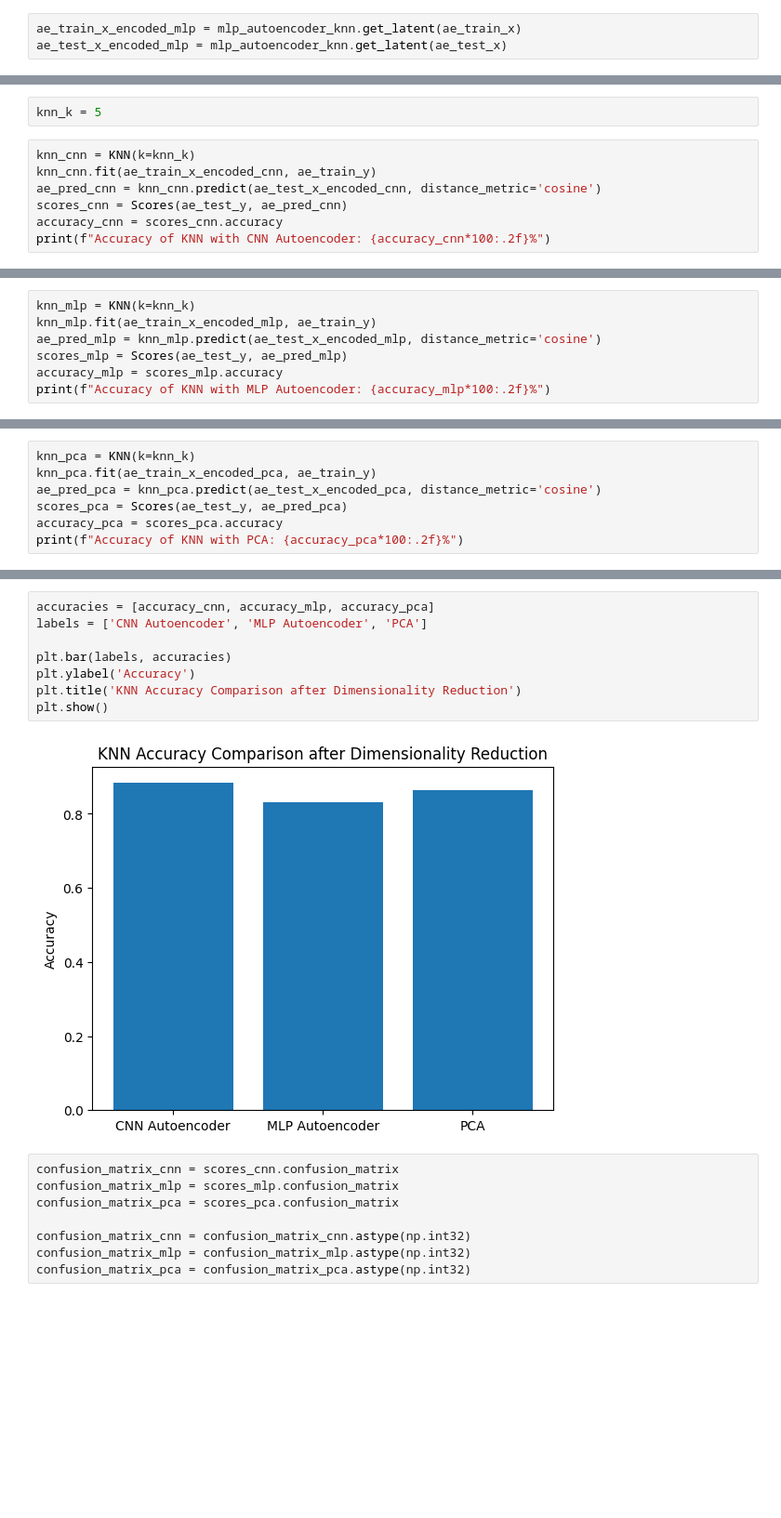
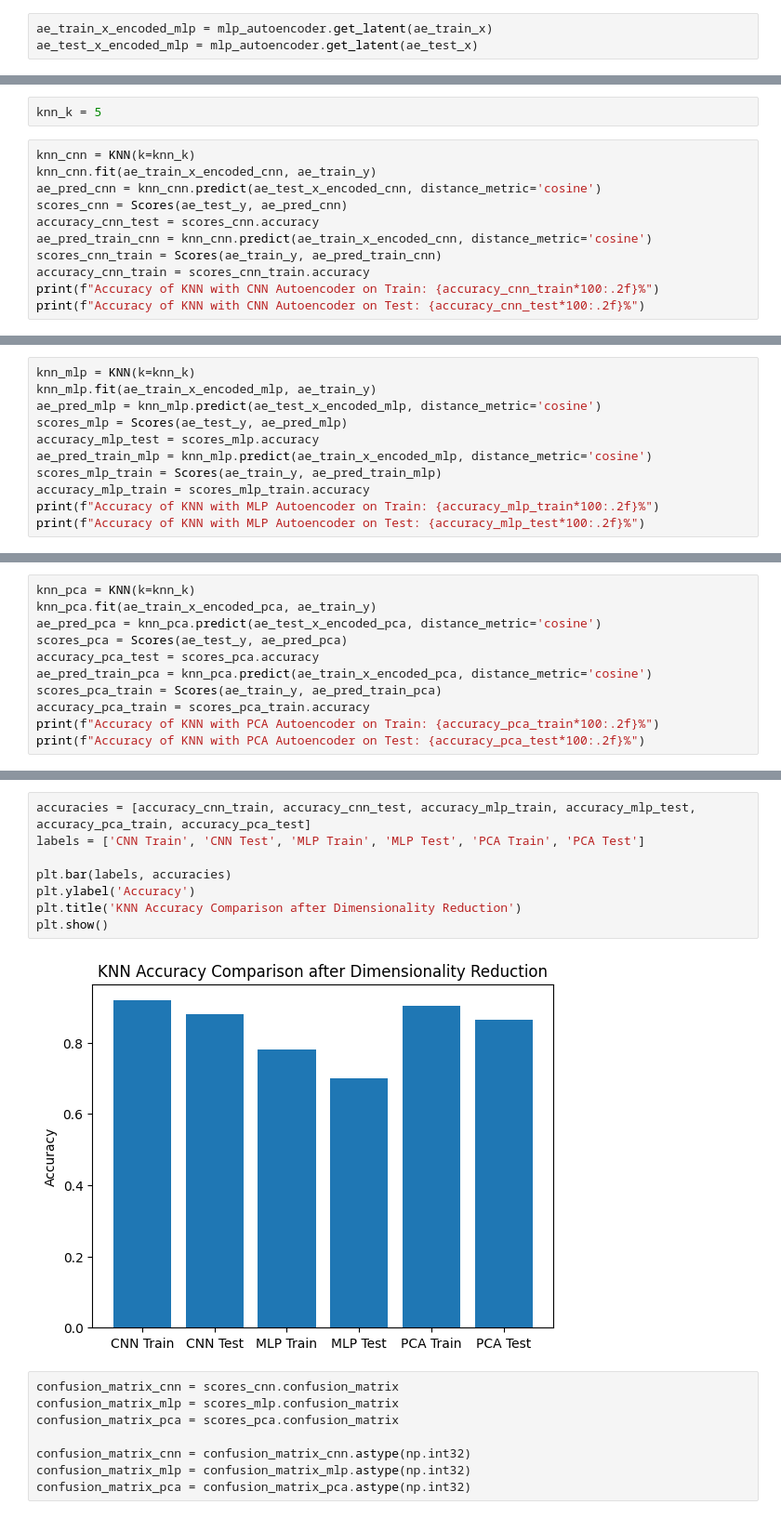
Before and after one commit to himanshuyv/SMAI, a Jupyter notebook: assignments/4/AutoEncoder.ipynb, the cells around one changed output, grey strips where cells are left out. Shown at 93% size. Saved outputs shown, nothing was run; the diff lists cells and outputs as text; blank space fills up the shorter version.

```diff
--- a/assignments/4/AutoEncoder.ipynb
+++ b/assignments/4/AutoEncoder.ipynb
@@ -612,6 +644,6 @@ mlp_autoencoder_knn.fit(ae_train_x)
 # %%
-ae_train_x_encoded_mlp = mlp_autoencoder_knn.get_latent(ae_train_x)
-ae_test_x_encoded_mlp = mlp_autoencoder_knn.get_latent(ae_test_x)
+ae_train_x_encoded_mlp = mlp_autoencoder.get_latent(ae_train_x)
+ae_test_x_encoded_mlp = mlp_autoencoder.get_latent(ae_test_x)
 # %%
 pca_autoencoder_knn = PCA_autoencoder(latent_dim=k_optimal)
 pca_autoencoder_knn.fit(ae_train_x)
@@ -628,6 +666,10 @@ knn_cnn = KNN(k=knn_k)
 knn_cnn.fit(ae_train_x_encoded_cnn, ae_train_y)
 ae_pred_cnn = knn_cnn.predict(ae_test_x_encoded_cnn, distance_metric='cosine')
 scores_cnn = Scores(ae_test_y, ae_pred_cnn)
-accuracy_cnn = scores_cnn.accuracy
-print(f"Accuracy of KNN with CNN Autoencoder: {accuracy_cnn*100:.2f}%")
+accuracy_cnn_test = scores_cnn.accuracy
+ae_pred_train_cnn = knn_cnn.predict(ae_train_x_encoded_cnn, distance_metric='cosine')
+scores_cnn_train = Scores(ae_train_y, ae_pred_train_cnn)
+accuracy_cnn_train = scores_cnn_train.accuracy
+print(f"Accuracy of KNN with CNN Autoencoder on Train: {accuracy_cnn_train*100:.2f}%")
+print(f"Accuracy of KNN with CNN Autoencoder on Test: {accuracy_cnn_test*100:.2f}%")
 # %% [output]
@@ -637,6 +680,10 @@ knn_mlp = KNN(k=knn_k)
 knn_mlp.fit(ae_train_x_encoded_mlp, ae_train_y)
 ae_pred_mlp = knn_mlp.predict(ae_test_x_encoded_mlp, distance_metric='cosine')
 scores_mlp = Scores(ae_test_y, ae_pred_mlp)
-accuracy_mlp = scores_mlp.accuracy
-print(f"Accuracy of KNN with MLP Autoencoder: {accuracy_mlp*100:.2f}%")
+accuracy_mlp_test = scores_mlp.accuracy
+ae_pred_train_mlp = knn_mlp.predict(ae_train_x_encoded_mlp, distance_metric='cosine')
+scores_mlp_train = Scores(ae_train_y, ae_pred_train_mlp)
+accuracy_mlp_train = scores_mlp_train.accuracy
+print(f"Accuracy of KNN with MLP Autoencoder on Train: {accuracy_mlp_train*100:.2f}%")
+print(f"Accuracy of KNN with MLP Autoencoder on Test: {accuracy_mlp_test*100:.2f}%")
 # %% [output]
@@ -646,6 +694,10 @@ knn_pca = KNN(k=knn_k)
 knn_pca.fit(ae_train_x_encoded_pca, ae_train_y)
 ae_pred_pca = knn_pca.predict(ae_test_x_encoded_pca, distance_metric='cosine')
 scores_pca = Scores(ae_test_y, ae_pred_pca)
-accuracy_pca = scores_pca.accuracy
-print(f"Accuracy of KNN with PCA: {accuracy_pca*100:.2f}%")
+accuracy_pca_test = scores_pca.accuracy
+ae_pred_train_pca = knn_pca.predict(ae_train_x_encoded_pca, distance_metric='cosine')
+scores_pca_train = Scores(ae_train_y, ae_pred_train_pca)
+accuracy_pca_train = scores_pca_train.accuracy
+print(f"Accuracy of KNN with PCA Autoencoder on Train: {accuracy_pca_train*100:.2f}%")
+print(f"Accuracy of KNN with PCA Autoencoder on Test: {accuracy_pca_test*100:.2f}%")
 # %% [output]
@@ -653,13 +706,13 @@ Accuracy of KNN with PCA: 86.36%
 # %%
-accuracies = [accuracy_cnn, accuracy_mlp, accuracy_pca]
-labels = ['CNN Autoencoder', 'MLP Autoencoder', 'PCA']
+accuracies = [accuracy_cnn_train, accuracy_cnn_test, accuracy_mlp_train, accuracy_mlp_test, accuracy_pca_train, accuracy_pca_test]
+labels = ['CNN Train', 'CNN Test', 'MLP Train', 'MLP Test', 'PCA Train', 'PCA Test']
 
 plt.bar(labels, accuracies)
 plt.ylabel('Accuracy')
 plt.title('KNN Accuracy Comparison after Dimensionality Reduction')
 plt.show()
 # %% [output]
-[figure, old version]
+[figure, new version]
 # %%
 confusion_matrix_cnn = scores_cnn.confusion_matrix
 confusion_matrix_mlp = scores_mlp.confusion_matrix
```
Also changed, not shown: parts of 37 cells of this notebook, 2 other files.
